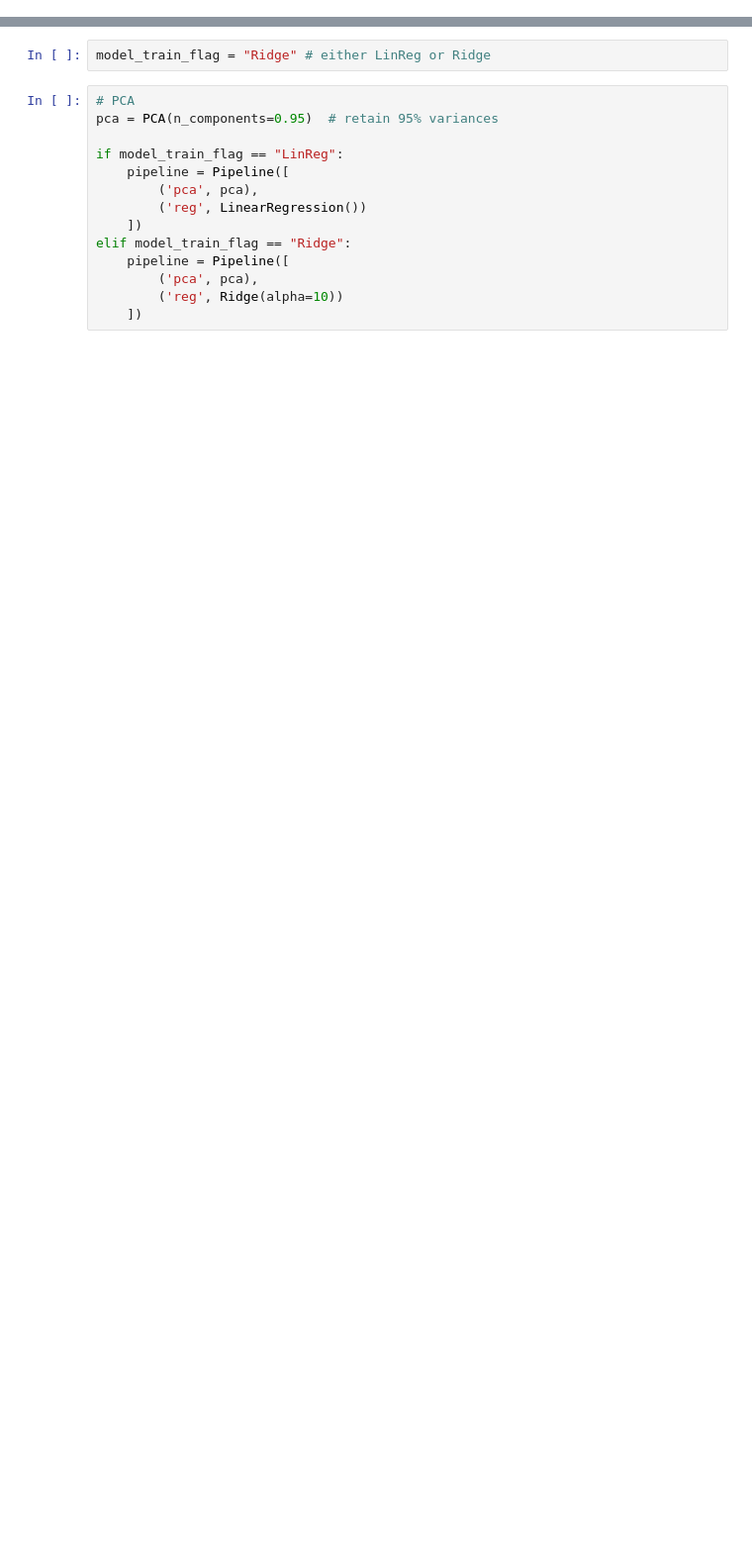
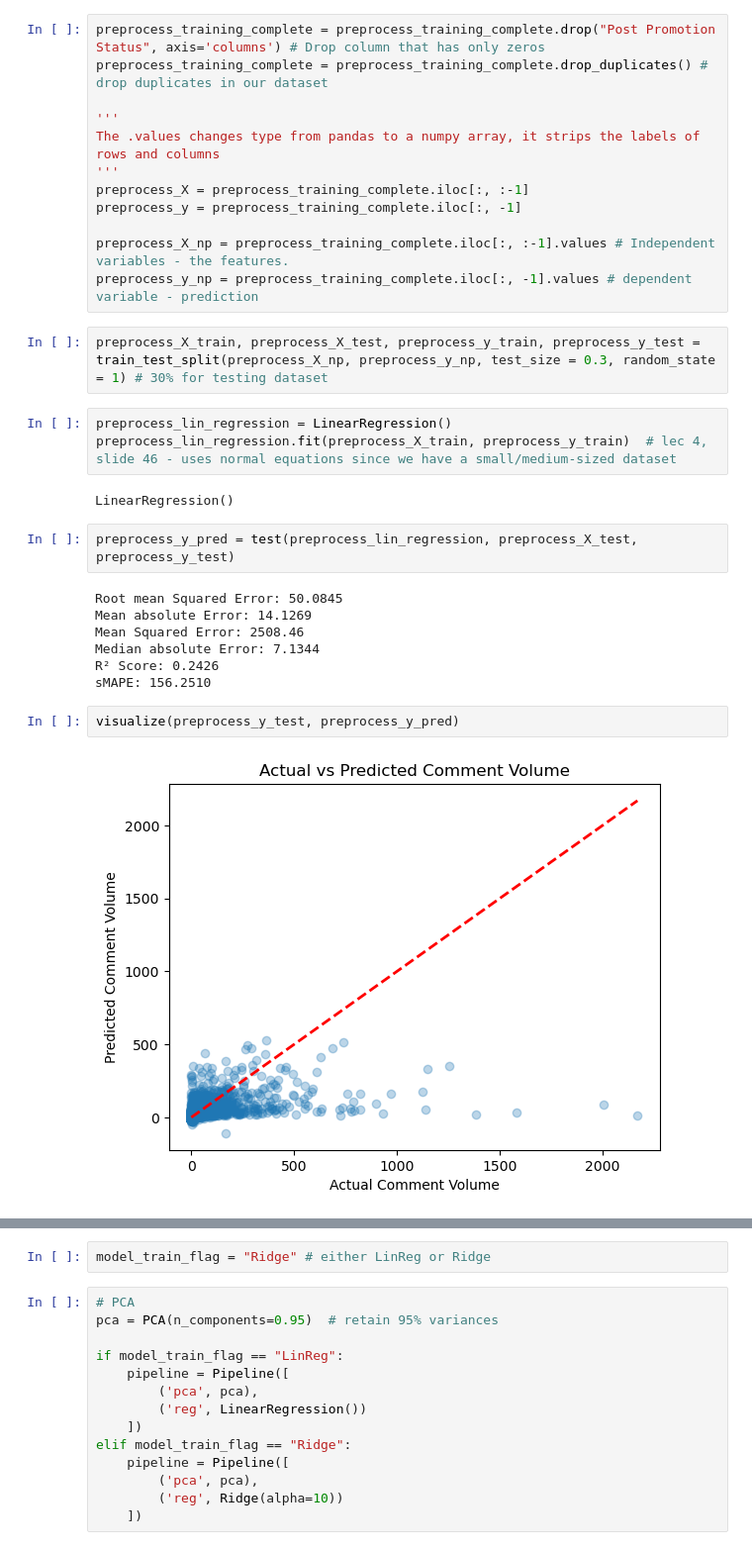
Before and after one commit to Joel-Milla/cs3244_Final_Project, a Jupyter notebook: LinearRegression.ipynb, the cells around one changed output, grey strips where cells are left out. Shown at 99% size. Saved outputs shown, nothing was run; the diff lists cells and outputs as text; blank space fills up the shorter version.

```diff
--- a/LinearRegression.ipynb
+++ b/LinearRegression.ipynb
@@ -341,0 +141,32 @@ R² Score: 0.5412
+# %%
+preprocess_training_complete = preprocess_training_complete.drop("Post Promotion Status", axis='columns') # Drop column that has only zeros
+preprocess_training_complete = preprocess_training_complete.drop_duplicates() # drop duplicates in our dataset
+
+'''
+The .values changes type from pandas to a numpy array, it strips the labels of rows and columns
+'''
+preprocess_X = preprocess_training_complete.iloc[:, :-1]
+preprocess_y = preprocess_training_complete.iloc[:, -1]
+
+preprocess_X_np = preprocess_training_complete.iloc[:, :-1].values # Independent variables - the features.
+preprocess_y_np = preprocess_training_complete.iloc[:, -1].values # dependent variable - prediction
+# %%
+preprocess_X_train, preprocess_X_test, preprocess_y_train, preprocess_y_test = train_test_split(preprocess_X_np, preprocess_y_np, test_size = 0.3, random_state = 1) # 30% for testing dataset
+# %%
+preprocess_lin_regression = LinearRegression()
+preprocess_lin_regression.fit(preprocess_X_train, preprocess_y_train)  # lec 4, slide 46 - uses normal equations since we have a small/medium-sized dataset
+# %% [output]
+LinearRegression()
+# %%
+preprocess_y_pred = test(preprocess_lin_regression, preprocess_X_test, preprocess_y_test)
+# %% [output]
+Root mean Squared Error: 50.0845
+Mean absolute Error: 14.1269
+Mean Squared Error: 2508.46
+Median absolute Error: 7.1344
+R² Score: 0.2426
+sMAPE: 156.2510
+# %%
+visualize(preprocess_y_test, preprocess_y_pred)
+# %% [output]
+[figure, added]
```
Also changed, not shown: parts of 51 cells of this notebook, 1 other file.
